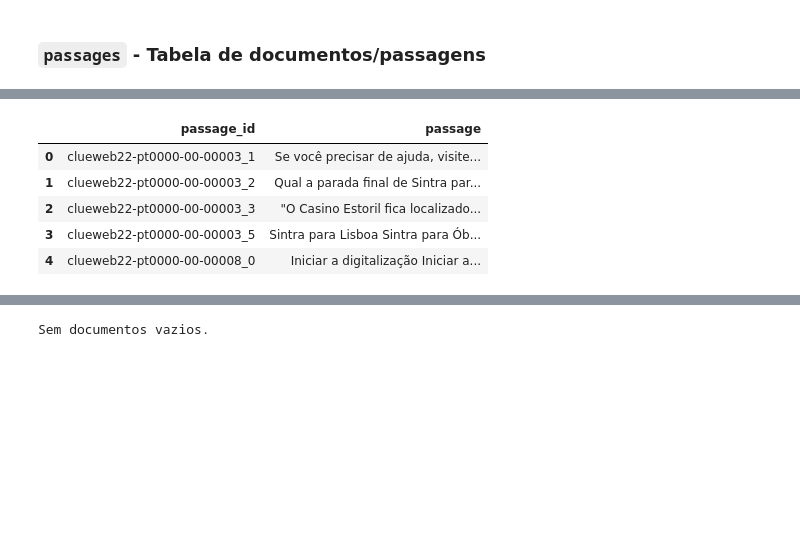
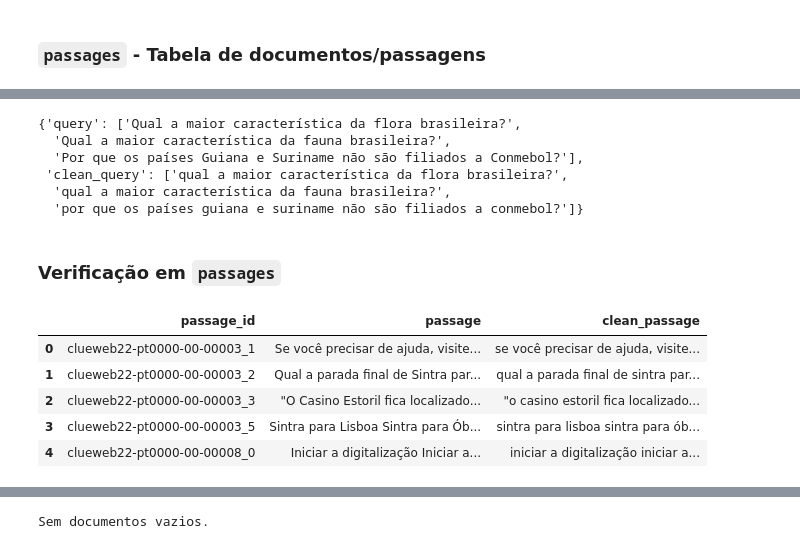
Before and after one commit to LexTOliver/rag-br, a Jupyter notebook: notebooks/01_data_understanding.ipynb, the cells around one changed output, grey strips where cells are left out. Saved outputs shown, nothing was run; the diff lists cells and outputs as text; code cells hidden in the pictures; blank space fills up the shorter version.

```diff
--- a/notebooks/01_data_understanding.ipynb
+++ b/notebooks/01_data_understanding.ipynb
@@ -89,7 +80,7 @@ O dataset possui três tabelas:
 ### `passages` - Tabela de documentos/passagens
 # %%
 # Load passages
-passages_dataset = load_dataset("unicamp-dl/quati", "quati_1M_passages", trust_remote_code=True)
+passages_dataset = load_dataset("unicamp-dl/quati", "quati_1M_passages", trust_remote_code=True)["quati_1M_passages"]
 
 passages_dataset
 # %% [output]
@@ -101,0 +180,14 @@ DatasetDict({
+# %%
+# Applying text cleanup on passages
+def clean_passages(batch):
+    batch["clean_passage"] = [clean_text(passage) for passage in batch["passage"]]
+    return batch
+
+passages_dataset = passages_dataset.map(
+    clean_passages,
+    batched=True,
+    batch_size=100_000,
+    num_proc=os.cpu_count()
+)
+
+passages_dataset.select_columns(["passage", "clean_passage"])[:3]
@@ -102,15 +201,38 @@ DatasetDict({
+# %%
+# Applying text cleanup on topics
+def clean_topics(batch):
+    batch["clean_query"] = [clean_text(query) for query in batch["query"]]
+    return batch
+
+topics_dataset = topics_dataset.map(
+    clean_topics,
+    batched=True,
+    batch_size=100_000,
+    num_proc=os.cpu_count()
+)
+
+topics_dataset.select_columns(["query", "clean_query"])[:3]
+# %% [output]
+{'query': ['Qual a maior característica da flora brasileira?',
+  'Qual a maior característica da fauna brasileira?',
+  'Por que os países Guiana e Suriname não são filiados a Conmebol?'],
+ 'clean_query': ['qual a maior característica da flora brasileira?',
+  'qual a maior característica da fauna brasileira?',
+  'por que os países guiana e suriname não são filiados a conmebol?']}
+# %% [markdown]
+### Verificação em `passages`
 # %%
 # Convert dataset into pandas dataframe
-passages_df = passages_dataset["quati_1M_passages"].to_pandas()
+passages_df = passages_dataset.to_pandas()
 
 passages_df.head()
 # %% [output]
-|  | passage_id | passage |
-| 0 | clueweb22-pt0000-00-00003_1 | Se você precisar de ajuda, visite... |
-| 1 | clueweb22-pt0000-00-00003_2 | Qual a parada final de Sintra par... |
-| 2 | clueweb22-pt0000-00-00003_3 | "O Casino Estoril fica localizado... |
-| 3 | clueweb22-pt0000-00-00003_5 | Sintra para Lisboa Sintra para Ób... |
-| 4 | clueweb22-pt0000-00-00008_0 | Iniciar a digitalização Iniciar a... |
+|  | passage_id | passage | clean_passage |
+| 0 | clueweb22-pt0000-00-00003_1 | Se você precisar de ajuda, visite... | se você precisar de ajuda, visite... |
+| 1 | clueweb22-pt0000-00-00003_2 | Qual a parada final de Sintra par... | qual a parada final de sintra par... |
+| 2 | clueweb22-pt0000-00-00003_3 | "O Casino Estoril fica localizado... | "o casino estoril fica localizado... |
+| 3 | clueweb22-pt0000-00-00003_5 | Sintra para Lisboa Sintra para Ób... | sintra para lisboa sintra para ób... |
+| 4 | clueweb22-pt0000-00-00008_0 | Iniciar a digitalização Iniciar a... | iniciar a digitalização iniciar a... |
 # %%
 # Display dataset info
 passages_df.info()
```
Also changed, not shown: parts of 49 cells of this notebook.
